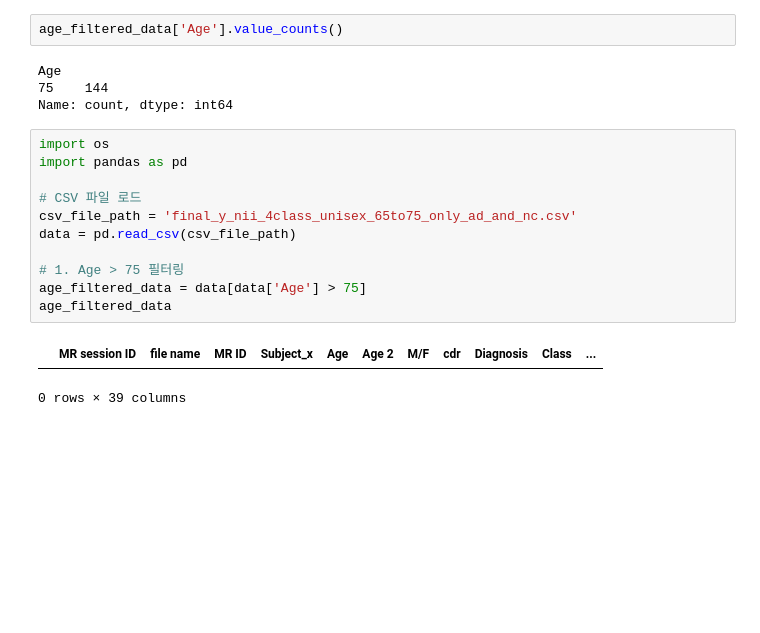
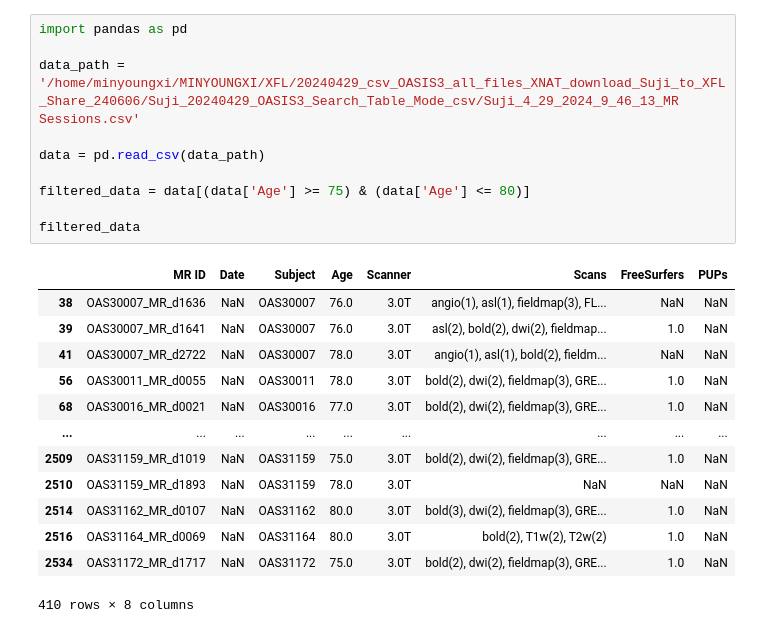
Before and after one commit to minyoungci/fMRI-, a Jupyter notebook: clinical_data_eda.ipynb, the cells around one changed output. Drawn from its saved outputs; the diff is of its cells as text; blank space fills up the shorter version.

```diff
--- a/clinical_data_eda.ipynb
+++ b/clinical_data_eda.ipynb
@@ -10,20 +23,24 @@ age_filtered_data = data[data['Age'] >= 75]
-# %%
-age_filtered_data['Age'].value_counts()
-# %% [output]
-Age
-75    144
-Name: count, dtype: int64
 # %%
-import os
 import pandas as pd
 
-# CSV 파일 로드
-csv_file_path = 'final_y_nii_4class_unisex_65to75_only_ad_and_nc.csv'
-data = pd.read_csv(csv_file_path)
+data_path = '/home/minyoungxi/MINYOUNGXI/XFL/20240429_csv_OASIS3_all_files_XNAT_download_Suji_to_XFL_Share_240606/Suji_20240429_OASIS3_Search_Table_Mode_csv/Suji_4_29_2024_9_46_13_MR Sessions.csv'
 
-# 1. Age > 75 필터링
-age_filtered_data = data[data['Age'] > 75]
-age_filtered_data
+data = pd.read_csv(data_path)
+
+filtered_data = data[(data['Age'] >= 75) & (data['Age'] <= 80)]
+
+filtered_data
 # %% [output]
-|  | MR session ID | file name | MR ID | Subject_x | Age | Age 2 | M/F | cdr | Diagnosis | Class | ... |
+|  | MR ID | Date | Subject | Age | Scanner | Scans | FreeSurfers | PUPs |
+| 38 | OAS30007_MR_d1636 | NaN | OAS30007 | 76.0 | 3.0T | angio(1), asl(1), fieldmap(3), FL... | NaN | NaN |
+| 39 | OAS30007_MR_d1641 | NaN | OAS30007 | 76.0 | 3.0T | asl(2), bold(2), dwi(2), fieldmap... | 1.0 | NaN |
+| 41 | OAS30007_MR_d2722 | NaN | OAS30007 | 78.0 | 3.0T | angio(1), asl(1), bold(2), fieldm... | NaN | NaN |
+| 56 | OAS30011_MR_d0055 | NaN | OAS30011 | 78.0 | 3.0T | bold(2), dwi(2), fieldmap(3), GRE... | 1.0 | NaN |
+| 68 | OAS30016_MR_d0021 | NaN | OAS30016 | 77.0 | 3.0T | bold(2), dwi(2), fieldmap(3), GRE... | 1.0 | NaN |
+| ... | ... | ... | ... | ... | ... | ... | ... | ... |
+| 2509 | OAS31159_MR_d1019 | NaN | OAS31159 | 75.0 | 3.0T | bold(2), dwi(2), fieldmap(3), GRE... | 1.0 | NaN |
+| 2510 | OAS31159_MR_d1893 | NaN | OAS31159 | 78.0 | 3.0T | NaN | NaN | NaN |
+| 2514 | OAS31162_MR_d0107 | NaN | OAS31162 | 80.0 | 3.0T | bold(3), dwi(2), fieldmap(3), GRE... | 1.0 | NaN |
+| 2516 | OAS31164_MR_d0069 | NaN | OAS31164 | 80.0 | 3.0T | bold(2), T1w(2), T2w(2) | 1.0 | NaN |
+| 2534 | OAS31172_MR_d1717 | NaN | OAS31172 | 75.0 | 3.0T | bold(2), dwi(2), fieldmap(3), GRE... | 1.0 | NaN |
-0 rows × 39 columns
+410 rows × 8 columns
```
Also changed, not shown: parts of 4 cells of this notebook, 3 other files.
